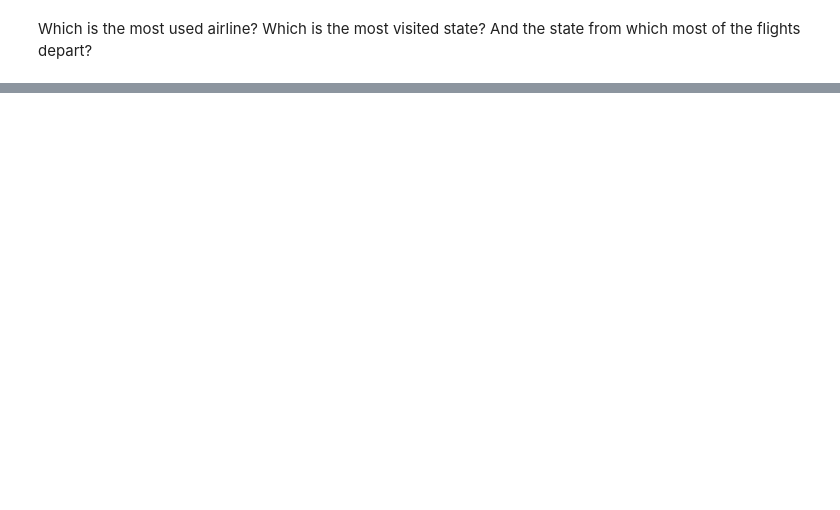
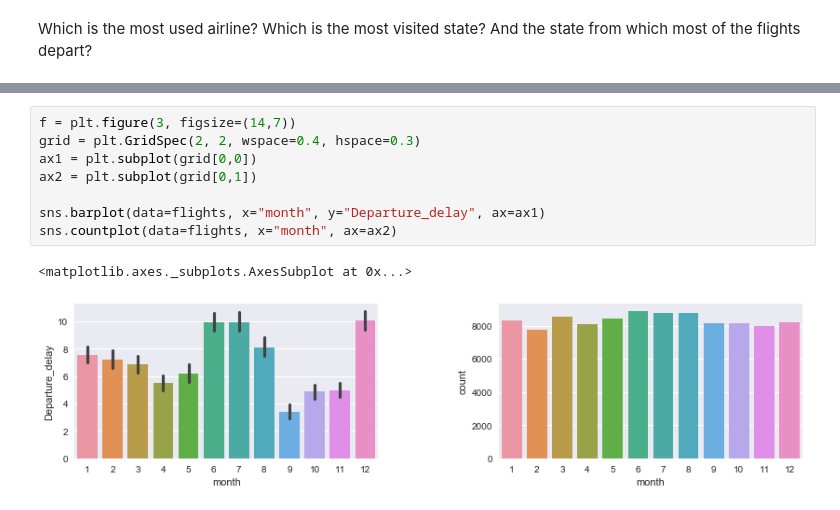
Before and after one commit to alemelis/airplanes, a Jupyter notebook: src/airplanes.ipynb, the cells around one changed output, grey strips where cells are left out. Saved outputs shown, nothing was run; the diff lists cells and outputs as text; blank space fills up the shorter version.

```diff
--- a/src/airplanes.ipynb
+++ b/src/airplanes.ipynb
@@ -196,0 +205,11 @@ sns.countplot(x="Arrival_state", data=flights, ax=ax3)
+# %%
+f = plt.figure(3, figsize=(14,7))
+grid = plt.GridSpec(2, 2, wspace=0.4, hspace=0.3)
+ax1 = plt.subplot(grid[0,0])
+ax2 = plt.subplot(grid[0,1])
+
+sns.barplot(data=flights, x="month", y="Departure_delay", ax=ax1)
+sns.countplot(data=flights, x="month", ax=ax2)
+# %% [output]
+<matplotlib.axes._subplots.AxesSubplot at 0x...>
+[figure, added]
```
Also changed, not shown: parts of 26 cells of this notebook.
